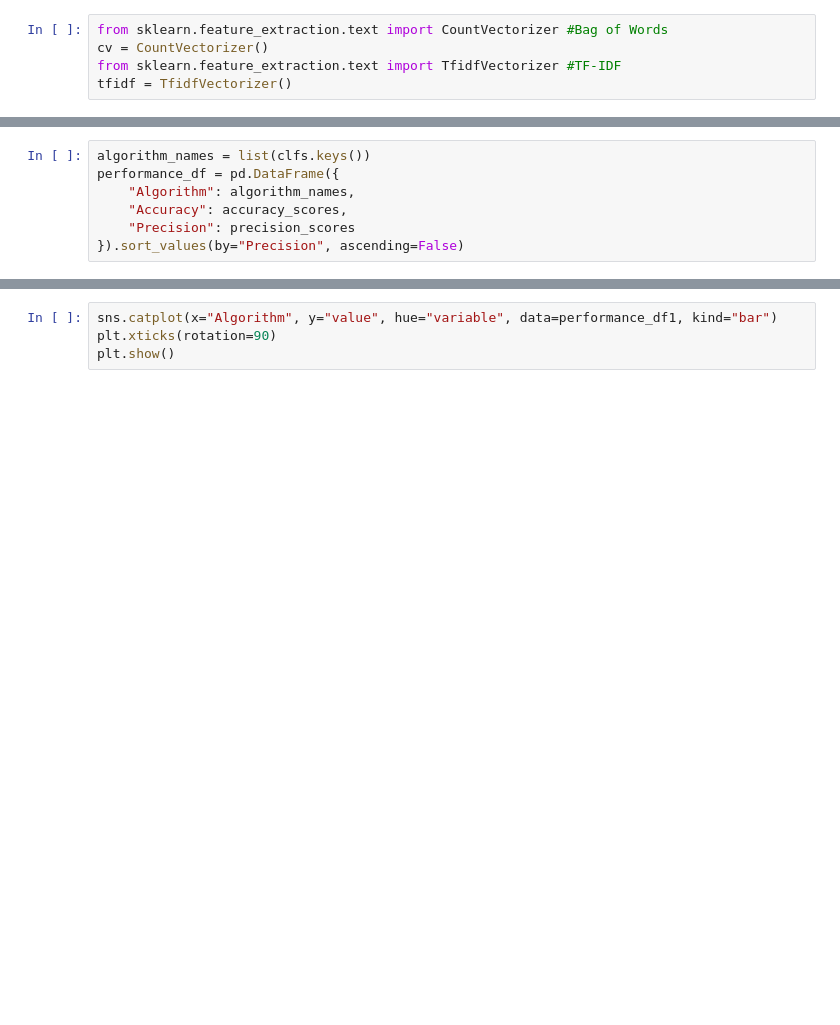
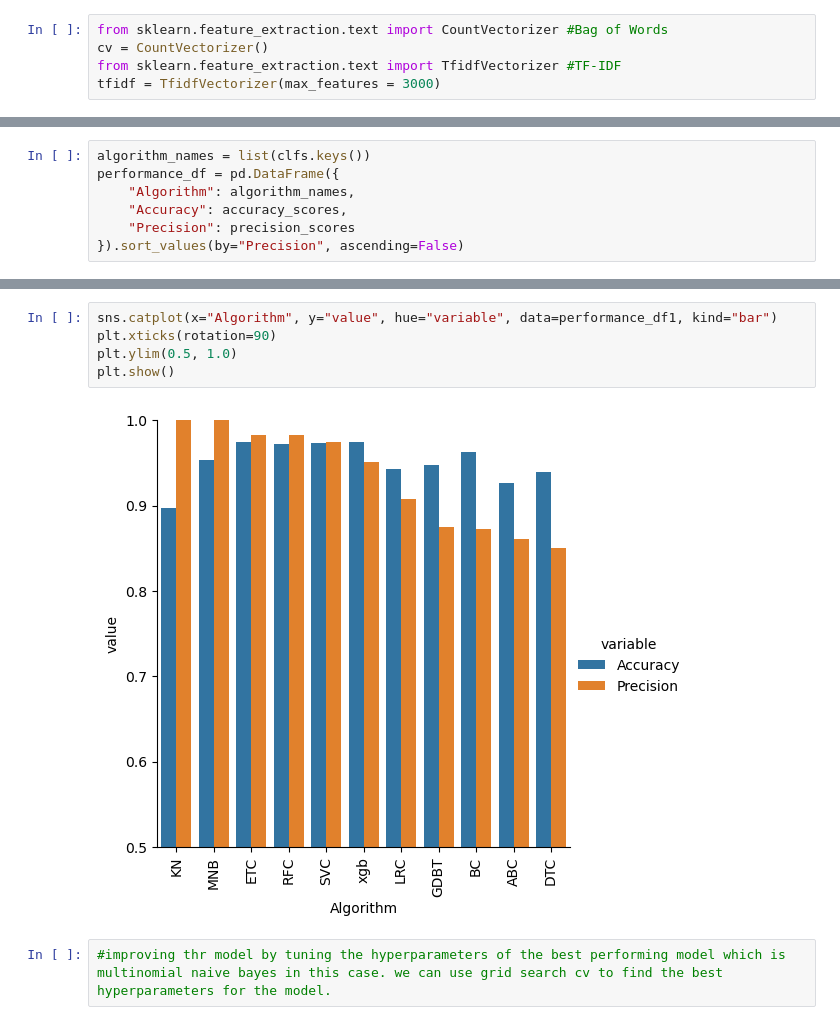
Before and after one commit to Codezilla8/spam-detection, a Jupyter notebook: spam-classification.ipynb, the cells around one changed output, grey strips where cells are left out. Saved outputs shown, nothing was run; the diff lists cells and outputs as text; blank space fills up the shorter version.

Commit message:
improving model by tuning params-using top 3000 frequent terms for vectorization

```diff
--- a/spam-classification.ipynb
+++ b/spam-classification.ipynb
@@ -172,7 +412,7 @@ plt.xticks(rotation='vertical')
 from sklearn.feature_extraction.text import CountVectorizer #Bag of Words
 cv = CountVectorizer()
 from sklearn.feature_extraction.text import TfidfVectorizer #TF-IDF
-tfidf = TfidfVectorizer()
+tfidf = TfidfVectorizer(max_features = 3000)
 # %%
 X = cv.fit_transform(df['transformed_text']).toarray()
 X1 = tfidf.fit_transform(df['transformed_text']).toarray()
@@ -311,4 +649,9 @@ performance_df1 = pd.melt(performance_df, id_vars="Algorithm")
 # %%
 sns.catplot(x="Algorithm", y="value", hue="variable", data=performance_df1, kind="bar")
 plt.xticks(rotation=90)
+plt.ylim(0.5, 1.0)
 plt.show()
+# %% [output]
+[figure, added]
+# %%
+#improving thr model by tuning the hyperparameters of the best performing model which is multinomial naive bayes in this case. we can use grid search cv to find the best hyperparameters for the model.
```
Also changed, not shown: parts of 51 cells of this notebook.
